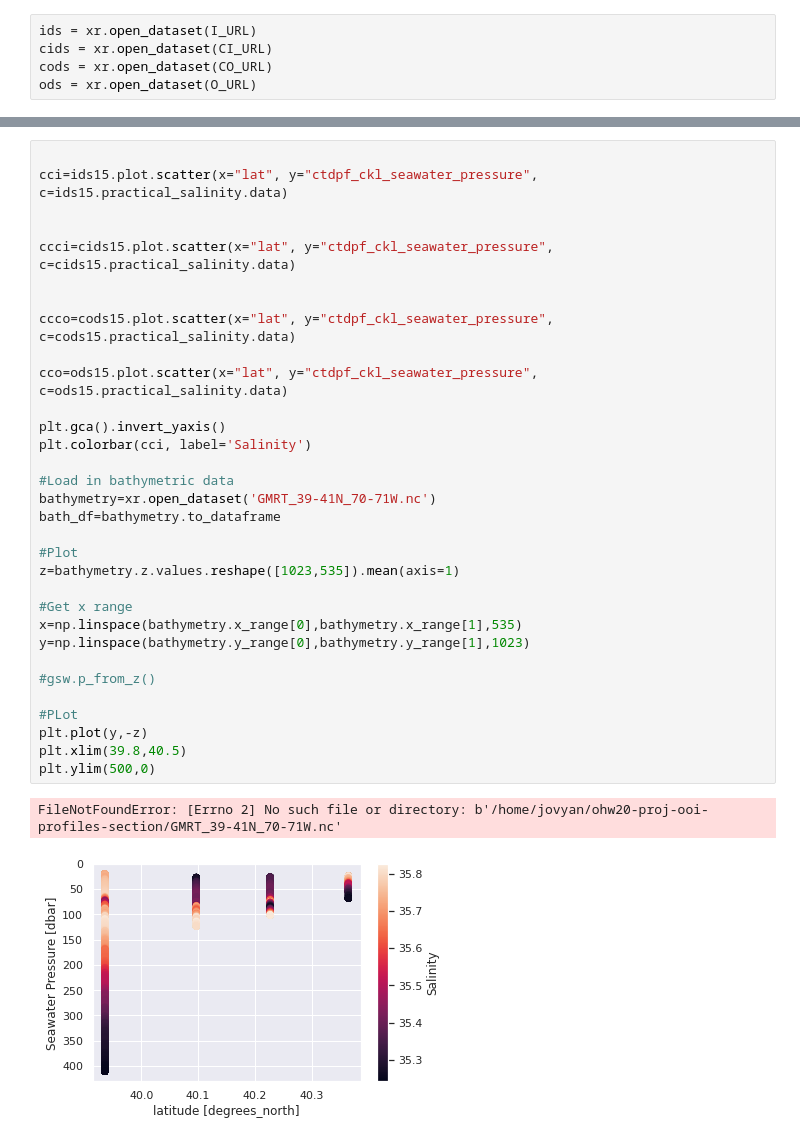
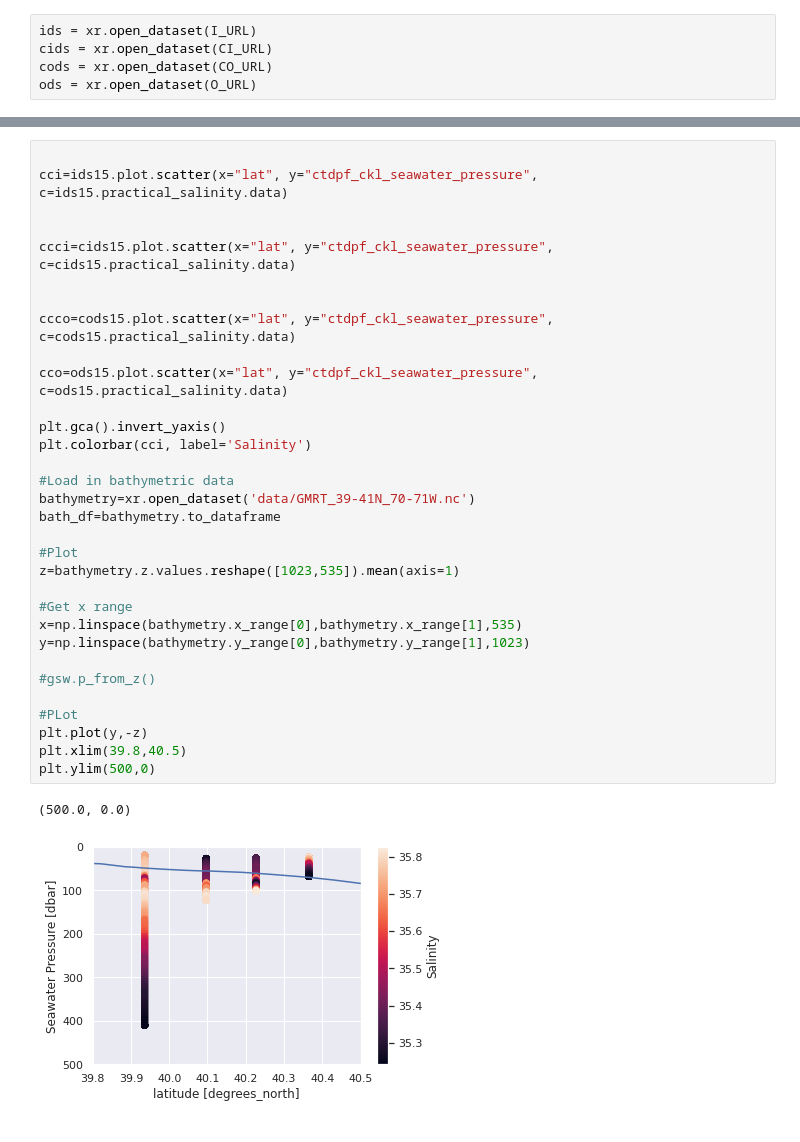
Before and after one commit to sryan288/ohw20-proj-ooi-profiles-section, a Jupyter notebook: 03_Interpolation_over_distance.ipynb, the cells around one changed output, grey strips where cells are left out. Saved outputs shown, nothing was run; the diff lists cells and outputs as text.

```diff
--- a/03_Interpolation_over_distance.ipynb
+++ b/03_Interpolation_over_distance.ipynb
@@ -304,36 +293,36 @@ Data variables:
 cci=ids15.plot.scatter(x="lat", y="ctdpf_ckl_seawater_pressure", c=ids15.practical_salinity.data)
 
 
 ccci=cids15.plot.scatter(x="lat", y="ctdpf_ckl_seawater_pressure", c=cids15.practical_salinity.data)
 
 
 ccco=cods15.plot.scatter(x="lat", y="ctdpf_ckl_seawater_pressure", c=cods15.practical_salinity.data)
 
 cco=ods15.plot.scatter(x="lat", y="ctdpf_ckl_seawater_pressure", c=ods15.practical_salinity.data)
 
 plt.gca().invert_yaxis()
 plt.colorbar(cci, label='Salinity')
 
 #Load in bathymetric data
-bathymetry=xr.open_dataset('GMRT_39-41N_70-71W.nc')
+bathymetry=xr.open_dataset('data/GMRT_39-41N_70-71W.nc')
 bath_df=bathymetry.to_dataframe
 
 #Plot
 z=bathymetry.z.values.reshape([1023,535]).mean(axis=1)
 
 #Get x range
 x=np.linspace(bathymetry.x_range[0],bathymetry.x_range[1],535)
 y=np.linspace(bathymetry.y_range[0],bathymetry.y_range[1],1023)
 
 #gsw.p_from_z()
 
 #PLot
 plt.plot(y,-z)
 plt.xlim(39.8,40.5)
 plt.ylim(500,0)
 # %% [output]
-FileNotFoundError: [Errno 2] No such file or directory: b'/home/jovyan/ohw20-proj-ooi-profiles-section/GMRT_39-41N_70-71W.nc'
+(500.0, 0.0)
-[figure, old version]
+[figure, new version]
 # %%
 y
 max(ods15.lat)
```
Also changed, not shown: parts of 3 cells of this notebook.
